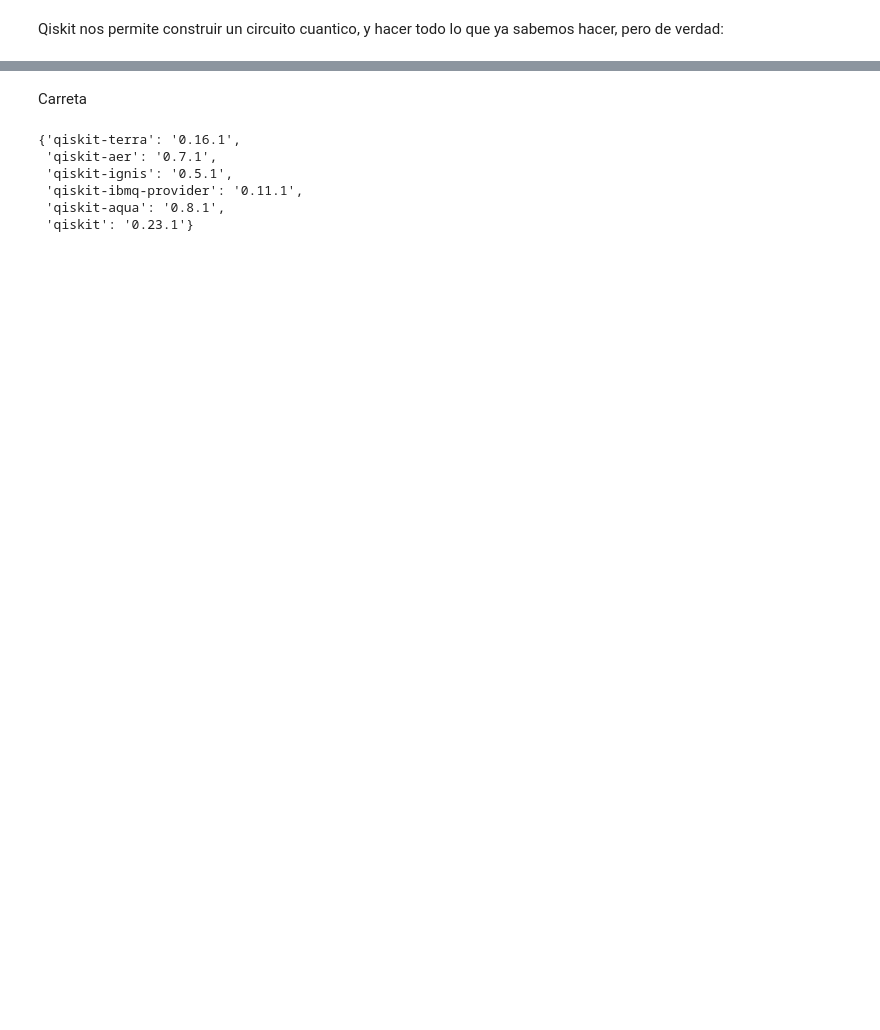
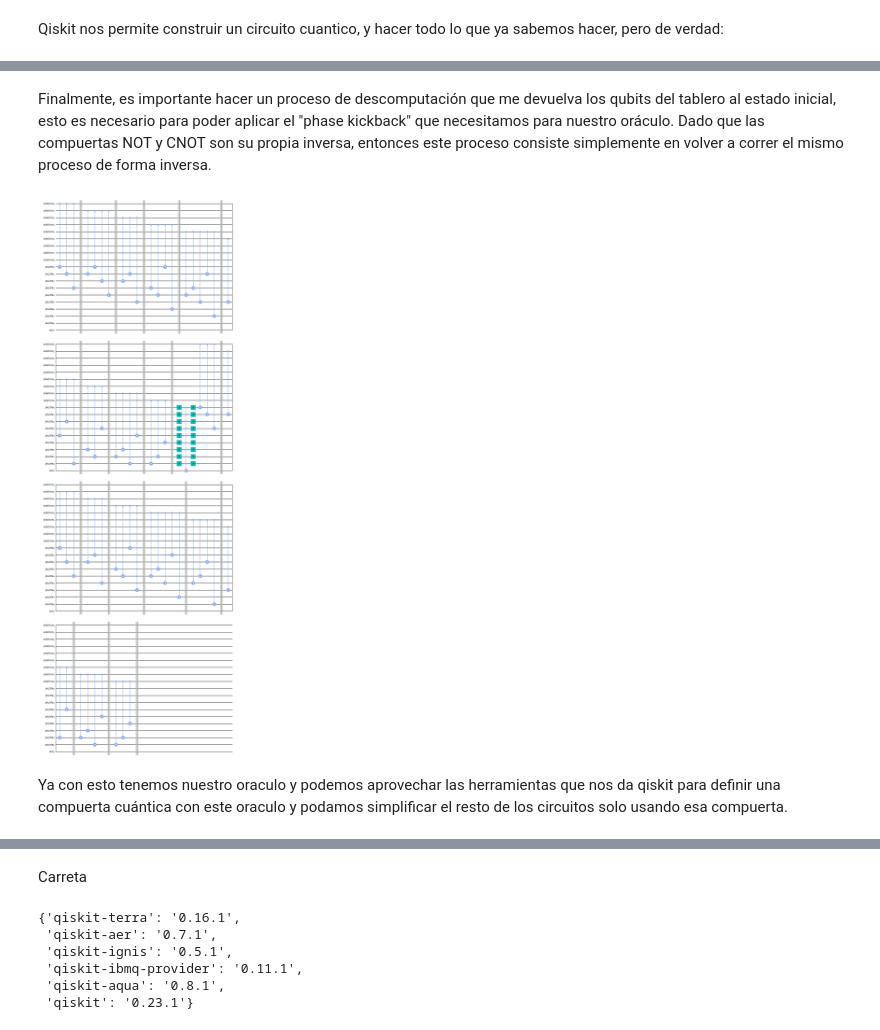
Before and after one commit to jpvanegasc/QCPresentation, a Jupyter notebook: Presentation.ipynb, the cells around one changed output, grey strips where cells are left out. Drawn from its saved outputs; the diff is of its cells as text; code cells hidden in the pictures; blank space fills up the shorter version.

```diff
--- a/Presentation.ipynb
+++ b/Presentation.ipynb
@@ -87,0 +220,36 @@ plot_histogram(count)
+# %% [markdown]
+Finalmente, es importante hacer un proceso de descomputación que me devuelva los qubits del tablero al estado inicial, esto es necesario para poder aplicar el "phase kickback" que necesitamos para nuestro oráculo. Dado que las compuertas NOT y CNOT son su propia inversa, entonces este proceso consiste simplemente en volver a correr el mismo proceso de forma inversa.
+# %%
+v = QuantumRegister(9, name='solution')
+c = QuantumRegister(9, name='puzzle')
+o = QuantumRegister(1, name='out')
+qc = QuantumCircuit(v, c, o)
+
+N = 3
+
+for i in range(N*N):
+    adj = get_adjacent(i, N)
+
+    for j in adj:
+        qc.cx(v[i], c[j])
+
+    qc.barrier() # Just for visual help while designing the circuit
+
+qc.x(c)
+qc.mct(c, o)
+qc.x(c)
+
+for i in range(N*N):
+    adj = get_adjacent(i, N)
+
+    for j in adj:
+        qc.cx(v[i], c[j])
+
+    qc.barrier() # Just for visual help while designing the circuit
+
+
+qc.draw(output='mpl')
+# %% [output]
+[figure, added]
+# %% [markdown]
+Ya con esto tenemos nuestro oraculo y podemos aprovechar las herramientas que nos da qiskit para definir una compuerta cuántica con este oraculo y podamos simplificar el resto de los circuitos solo usando esa compuerta.
```
Also changed, not shown: parts of 40 cells of this notebook, 2 other files.
